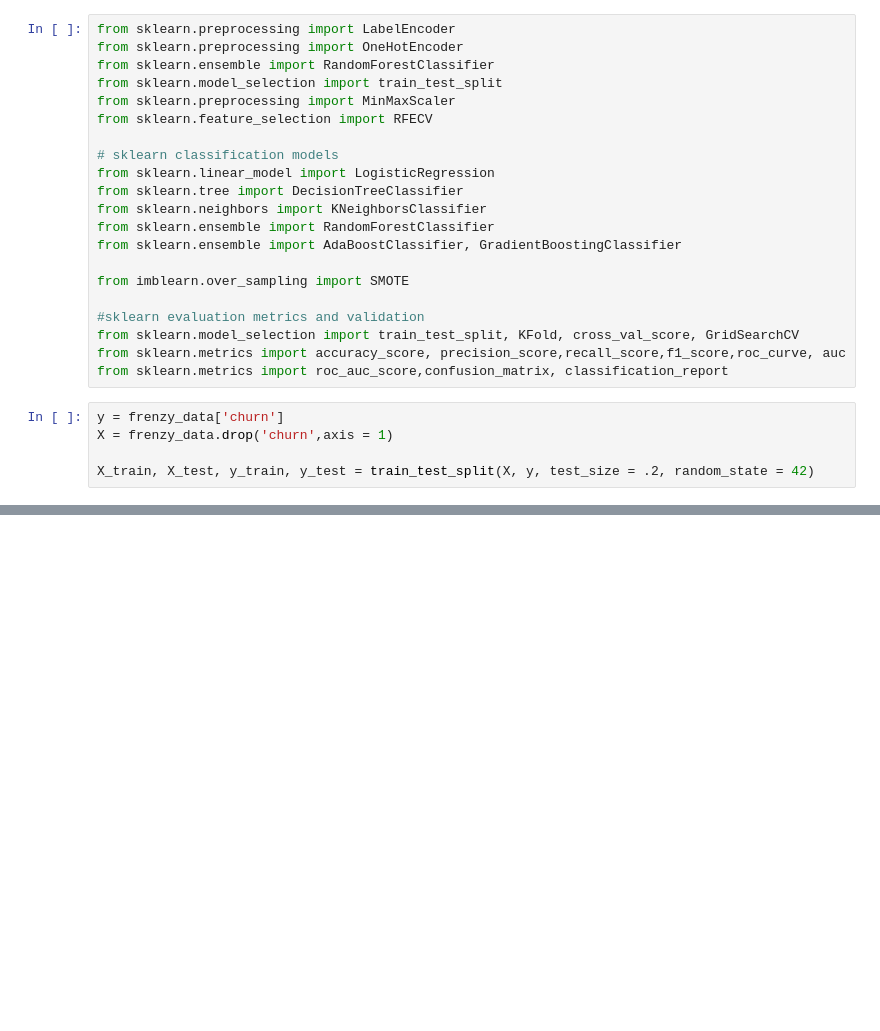
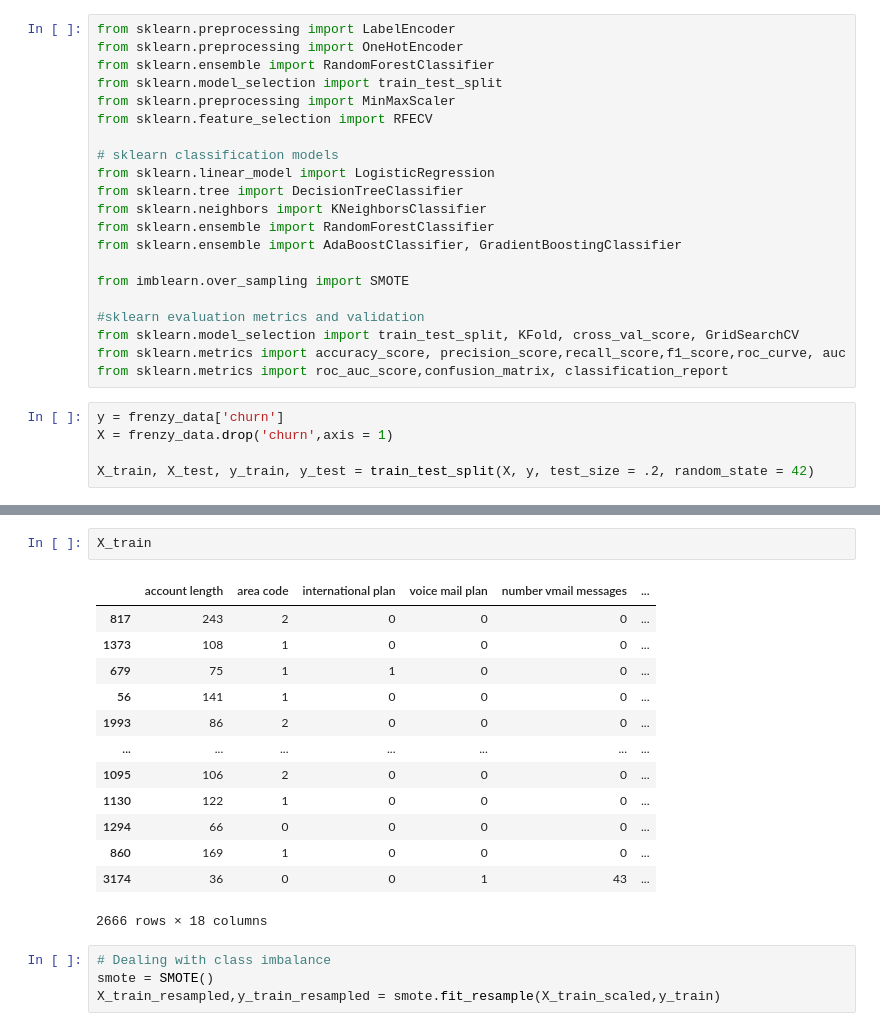
Before and after one commit to KMalinga/churn, a Jupyter notebook: student.ipynb, the cells around one changed output, grey strips where cells are left out. Saved outputs shown, nothing was run; the diff lists cells and outputs as text; blank space fills up the shorter version.

Commit message:
Standardizing and Class Imbalances

```diff
--- a/student.ipynb
+++ b/student.ipynb
@@ -535,0 +547,20 @@ X_train, X_test, y_train, y_test = train_test_split(X, y, test_size = .2, random
+# %%
+X_train
+# %% [output]
+|  | account length | area code | international plan | voice mail plan | number vmail messages | ... |
+| 817 | 243 | 2 | 0 | 0 | 0 | ... |
+| 1373 | 108 | 1 | 0 | 0 | 0 | ... |
+| 679 | 75 | 1 | 1 | 0 | 0 | ... |
+| 56 | 141 | 1 | 0 | 0 | 0 | ... |
+| 1993 | 86 | 2 | 0 | 0 | 0 | ... |
+| ... | ... | ... | ... | ... | ... | ... |
+| 1095 | 106 | 2 | 0 | 0 | 0 | ... |
+| 1130 | 122 | 1 | 0 | 0 | 0 | ... |
+| 1294 | 66 | 0 | 0 | 0 | 0 | ... |
+| 860 | 169 | 1 | 0 | 0 | 0 | ... |
+| 3174 | 36 | 0 | 0 | 1 | 43 | ... |
+2666 rows × 18 columns
+# %%
+# Dealing with class imbalance
+smote = SMOTE()
+X_train_resampled,y_train_resampled = smote.fit_resample(X_train_scaled,y_train)
```
Also changed, not shown: parts of 2 cells of this notebook.
